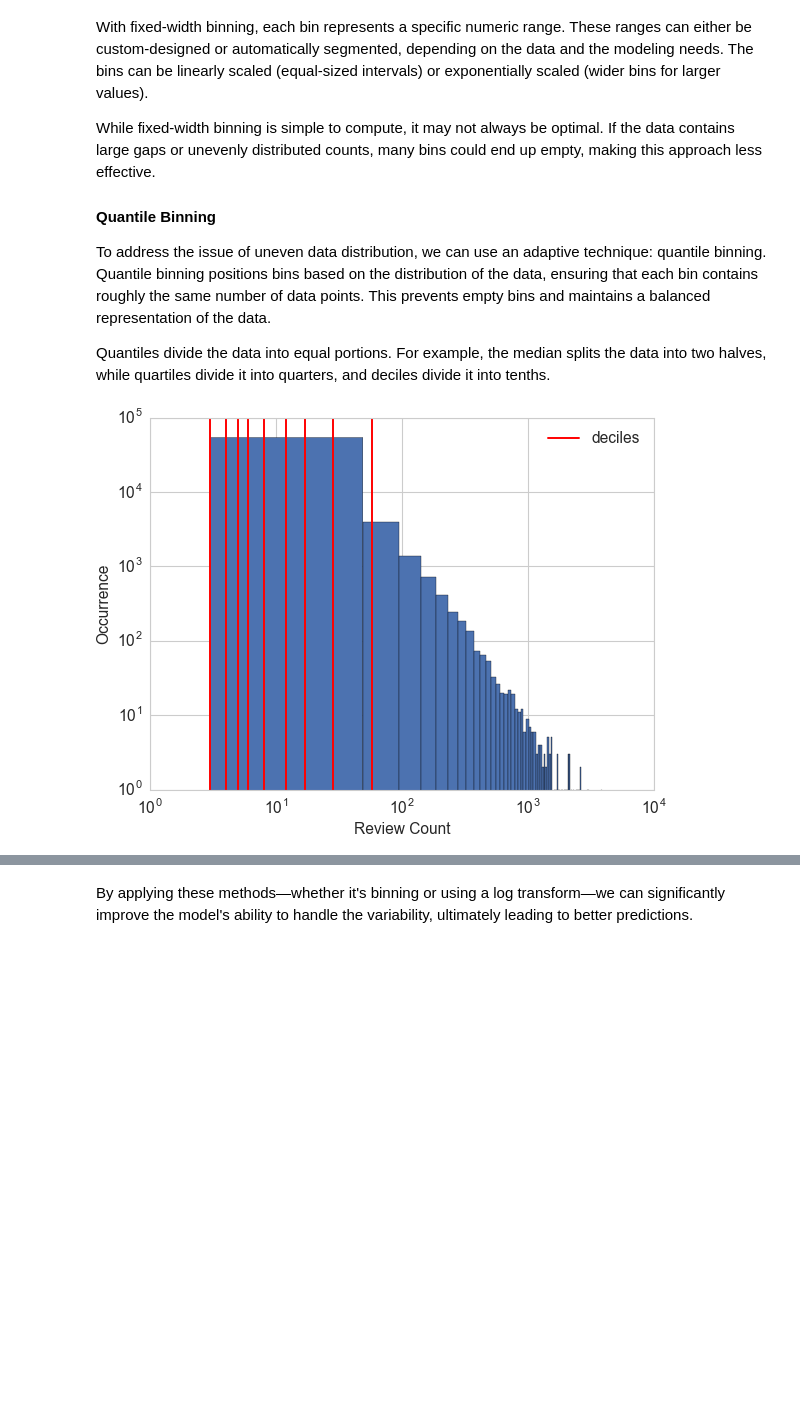
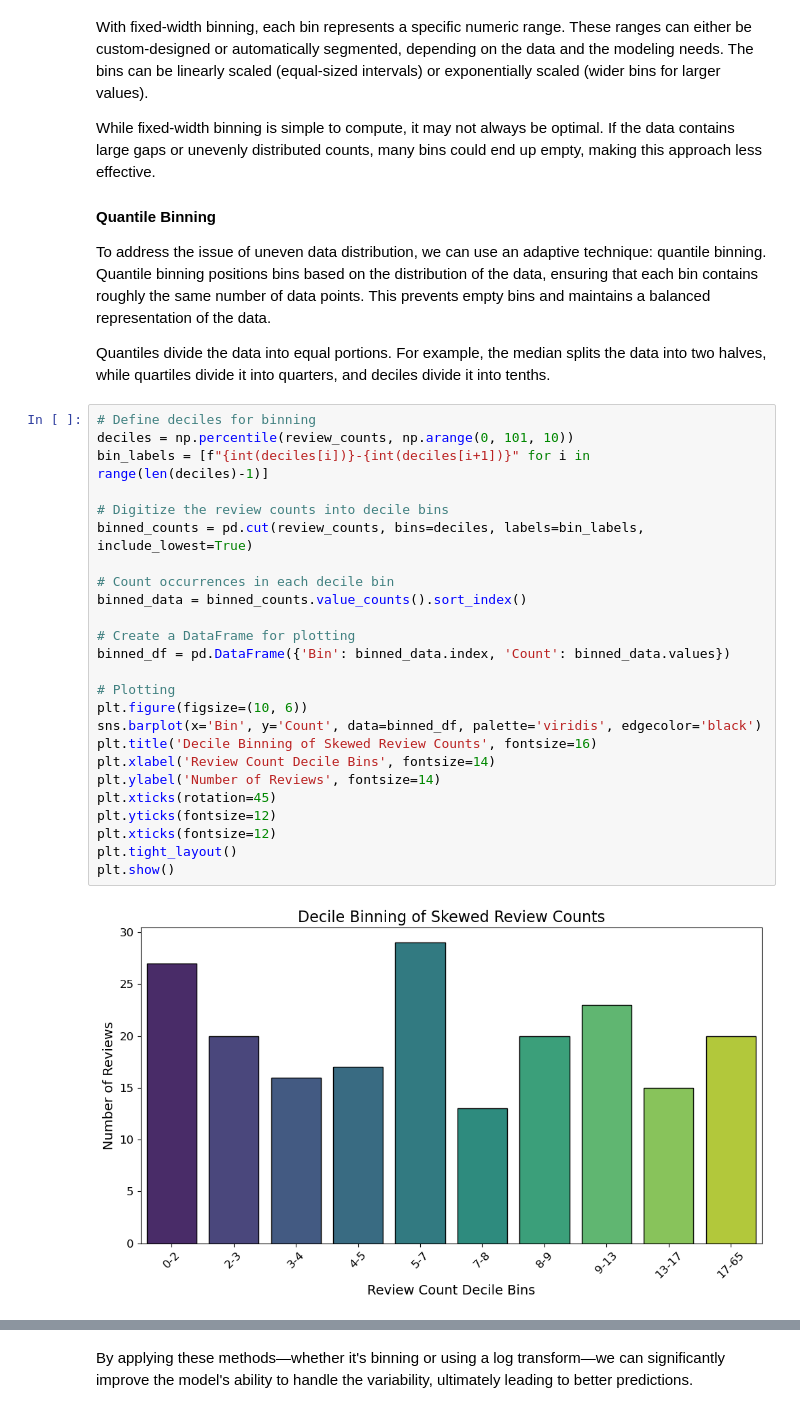
Before and after one commit to bmandracchia/ML4BD, a Jupyter notebook: _sources/chapters/02_basic_feature_engineering.ipynb, the cells around one changed output, grey strips where cells are left out. Drawn from its saved outputs; the diff is of its cells as text; blank space fills up the shorter version.

```diff
--- a/_sources/chapters/02_basic_feature_engineering.ipynb
+++ b/_sources/chapters/02_basic_feature_engineering.ipynb
@@ -48,8 +88,33 @@ While fixed-width binning is simple to compute, it may not always be optimal. If
 To address the issue of uneven data distribution, we can use an adaptive technique: quantile binning. Quantile binning positions bins based on the distribution of the data, ensuring that each bin contains roughly the same number of data points. This prevents empty bins and maintains a balanced representation of the data.
 
 Quantiles divide the data into equal portions. For example, the median splits the data into two halves, while quartiles divide it into quarters, and deciles divide it into tenths.
-# %% [markdown]
-![image.png](attachment:image.png)
+# %%
+# Define deciles for binning
+deciles = np.percentile(review_counts, np.arange(0, 101, 10))
+bin_labels = [f"{int(deciles[i])}-{int(deciles[i+1])}" for i in range(len(deciles)-1)]
+
+# Digitize the review counts into decile bins
+binned_counts = pd.cut(review_counts, bins=deciles, labels=bin_labels, include_lowest=True)
+
+# Count occurrences in each decile bin
+binned_data = binned_counts.value_counts().sort_index()
+
+# Create a DataFrame for plotting
+binned_df = pd.DataFrame({'Bin': binned_data.index, 'Count': binned_data.values})
+
+# Plotting
+plt.figure(figsize=(10, 6))
+sns.barplot(x='Bin', y='Count', data=binned_df, palette='viridis', edgecolor='black')
+plt.title('Decile Binning of Skewed Review Counts', fontsize=16)
+plt.xlabel('Review Count Decile Bins', fontsize=14)
+plt.ylabel('Number of Reviews', fontsize=14)
+plt.xticks(rotation=45)
+plt.yticks(fontsize=12)
+plt.xticks(fontsize=12)
+plt.tight_layout()
+plt.show()
+# %% [output]
+[figure, added]
 # %% [markdown]
 ### Log Transformation
 
```
Also changed, not shown: parts of 14 cells of this notebook, 8 other files.
